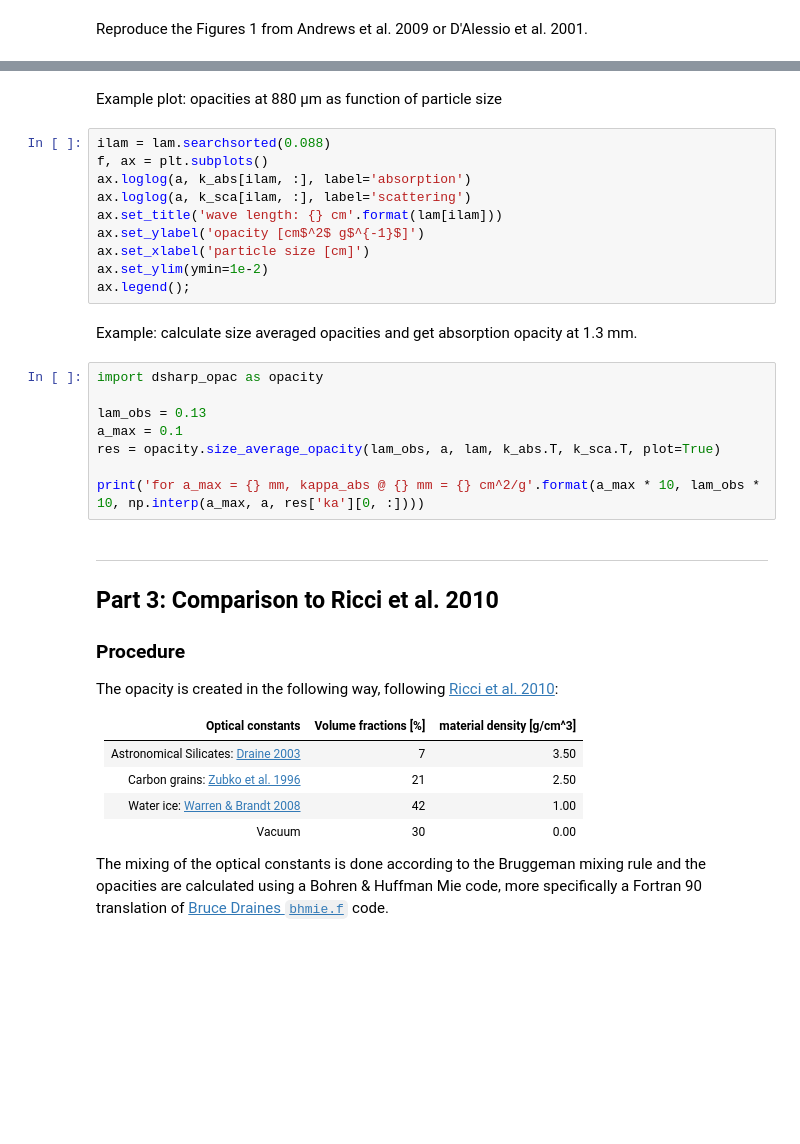
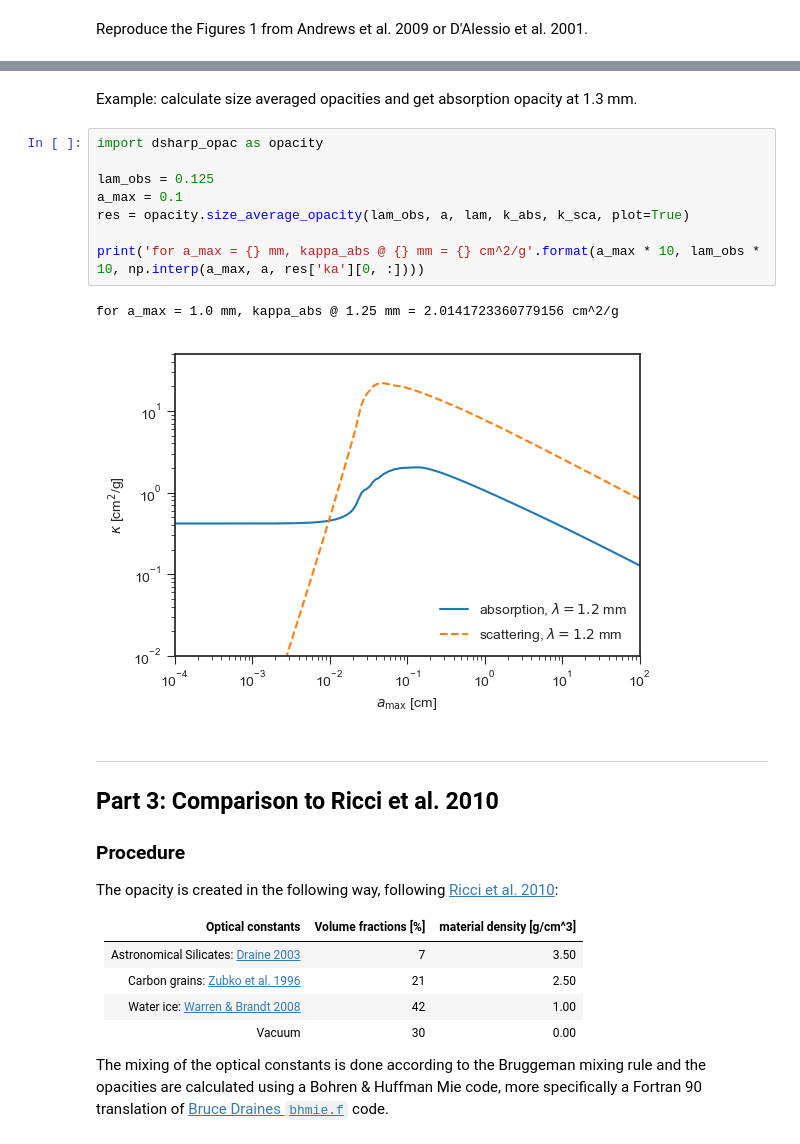
Before and after one commit to birnstiel/dsharp_opac, a Jupyter notebook: notebooks/opacity_examples.ipynb, the cells around one changed output, grey strips where cells are left out. Saved outputs shown, nothing was run; the diff lists cells and outputs as text; blank space fills up the shorter version.

```diff
--- a/notebooks/opacity_examples.ipynb
+++ b/notebooks/opacity_examples.ipynb
@@ -361,25 +334,16 @@ plt.savefig('fig1.pdf')
-# %% [markdown]
-Example plot: opacities at 880 µm as function of particle size
-# %%
-ilam = lam.searchsorted(0.088)
-f, ax = plt.subplots()
-ax.loglog(a, k_abs[ilam, :], label='absorption')
-ax.loglog(a, k_sca[ilam, :], label='scattering')
-ax.set_title('wave length: {} cm'.format(lam[ilam]))
-ax.set_ylabel('opacity [cm$^2$ g$^{-1}$]')
-ax.set_xlabel('particle size [cm]')
-ax.set_ylim(ymin=1e-2)
-ax.legend();
 # %% [markdown]
 Example: calculate size averaged opacities and get absorption opacity at 1.3 mm.
 # %%
 import dsharp_opac as opacity
 
-lam_obs = 0.13
+lam_obs = 0.125
 a_max = 0.1
-res = opacity.size_average_opacity(lam_obs, a, lam, k_abs.T, k_sca.T, plot=True)
+res = opacity.size_average_opacity(lam_obs, a, lam, k_abs, k_sca, plot=True)
 
 print('for a_max = {} mm, kappa_abs @ {} mm = {} cm^2/g'.format(a_max * 10, lam_obs * 10, np.interp(a_max, a, res['ka'][0, :])))
+# %% [output]
+for a_max = 1.0 mm, kappa_abs @ 1.25 mm = 2.0141723360779156 cm^2/g
+[figure, added]
 # %% [markdown]
 ------------------------------------------
 ## Part 3: Comparison to Ricci et al. 2010
```
Also changed, not shown: parts of 54 cells of this notebook, 20 other files.
